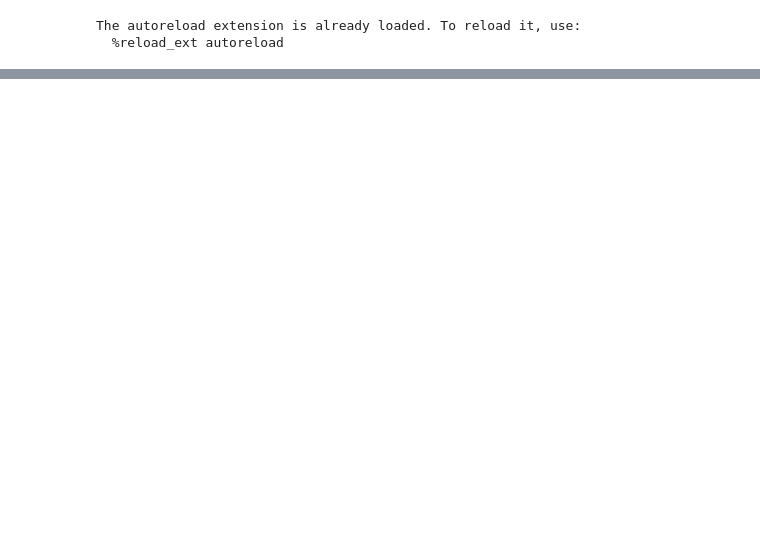
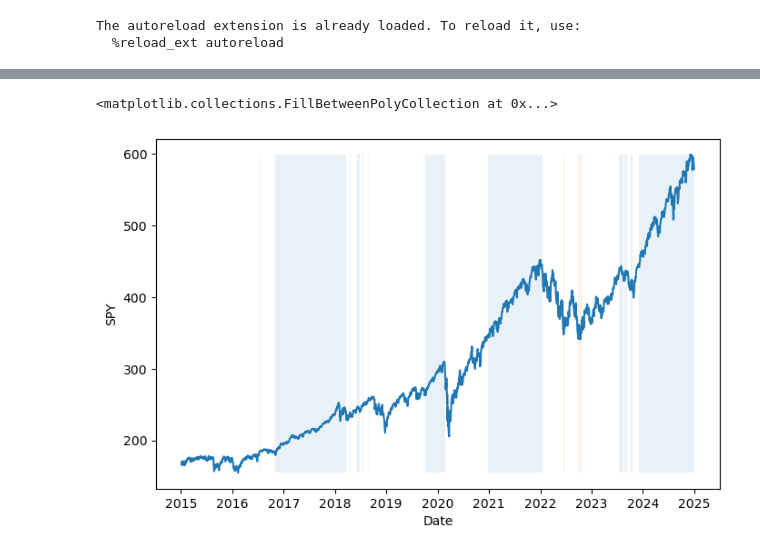
Before and after one commit to akshathp0/entropy-trading, a Jupyter notebook: validate_features.ipynb, the cells around one changed output, grey strips where cells are left out. Cells and saved outputs as stored; diff of their text form; code cells hidden in the pictures; blank space fills up the shorter version.

```diff
--- a/validate_features.ipynb
+++ b/validate_features.ipynb
@@ -19,0 +128,8 @@ KeyError: 'Log Returns'
+# %%
+fig, ax = plt.subplots(figsize = (8, 5))
+sns.lineplot(data = df['SPY'], ax = ax)
+ax.fill_between(df.index, df['SPY'].min(), df['SPY'].max(), where = (df['Regime'] == 1), alpha = 0.1, label = 'Bull')
+ax.fill_between(df.index, df['SPY'].min(), df['SPY'].max(), where = (df['Regime'] == -1), alpha = 0.15, label = 'Bear')
+# %% [output]
+<matplotlib.collections.FillBetweenPolyCollection at 0x...>
+[figure, added]
```
Also changed, not shown: parts of 19 cells of this notebook, 2 other files.
